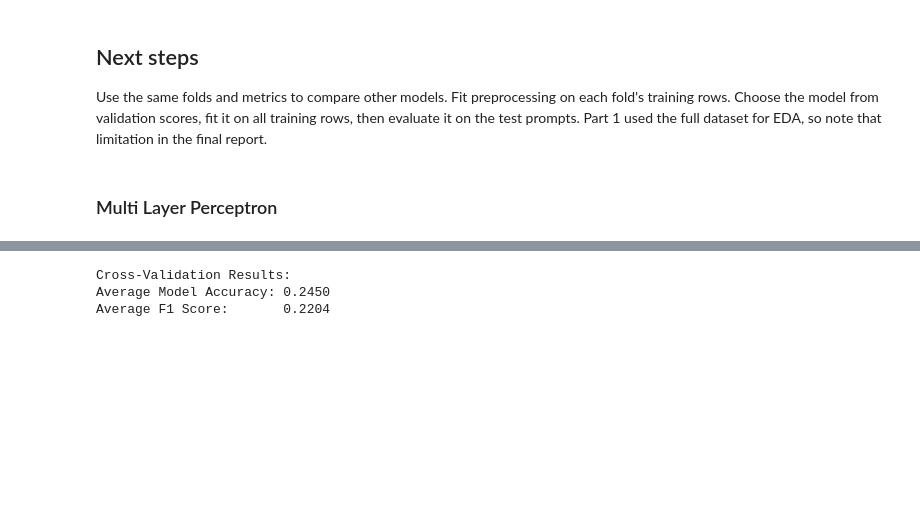
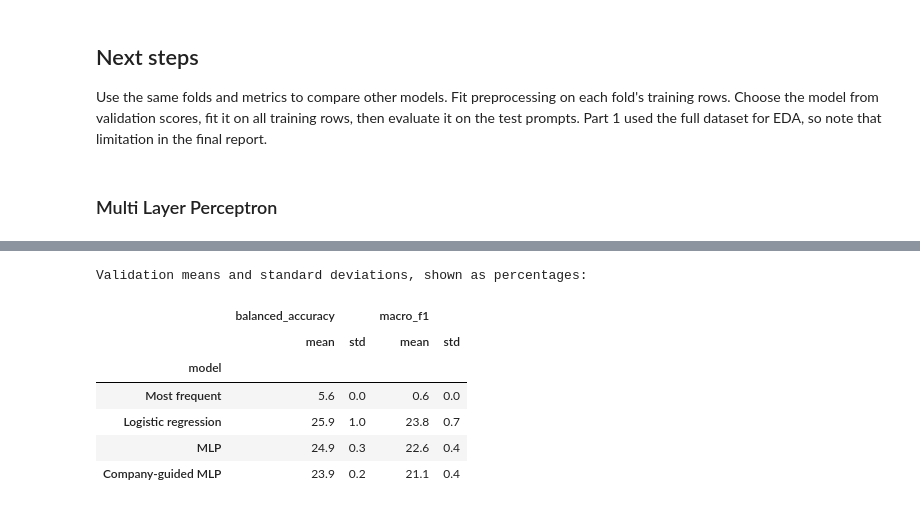
Before and after one commit to FredWltr/NameThatLLM, a Jupyter notebook: NameThatLLM_Part2_Baseline.ipynb, the cells around one changed output, grey strips where cells are left out. Cells and saved outputs as stored; diff of their text form; code cells hidden in the pictures; blank space fills up the shorter version.

```diff
--- a/NameThatLLM_Part2_Baseline.ipynb
+++ b/NameThatLLM_Part2_Baseline.ipynb
@@ -637,10 +650,29 @@ f1 score: 0.21978524132988894
 # %%
-# Neural networks usually thrive when the dataset include a high number of records and features. This might be why the mlp model didn't outperform the Linear Regression model.
-results_df = pd.DataFrame(fold_results)
-print("Cross-Validation Results:")
-print(f"Average Model Accuracy: {results_df['model_accuracy'].mean():.4f}")
-print(f"Average F1 Score:       {results_df['f1_score'].mean():.4f}")
+comparison_results = pd.concat(
+    [
+        results[["model", "fold", "balanced_accuracy", "macro_f1"]],
+        pd.DataFrame(mlp_fold_results).assign(model="MLP"),
+        pd.DataFrame(company_mlp_fold_results).assign(
+            model="Company-guided MLP"
+        )
+    ],
+    ignore_index=True
+)
+
+summary = (
+    comparison_results
+    .groupby("model", sort=False)[["balanced_accuracy", "macro_f1"]]
+    .agg(["mean", "std"])
+)
+
+print("Validation means and standard deviations, shown as percentages:")
+display(summary.mul(100).round(1))
 # %% [output]
-Cross-Validation Results:
-Average Model Accuracy: 0.2450
-Average F1 Score:       0.2204
+Validation means and standard deviations, shown as percentages:
+|  | balanced_accuracy |  | macro_f1 |  |
+|  | mean | std | mean | std |
+| model |  |  |  |  |
+| Most frequent | 5.6 | 0.0 | 0.6 | 0.0 |
+| Logistic regression | 25.9 | 1.0 | 23.8 | 0.7 |
+| MLP | 24.9 | 0.3 | 22.6 | 0.4 |
+| Company-guided MLP | 23.9 | 0.2 | 21.1 | 0.4 |
```
Also changed, not shown: parts of 7 cells of this notebook.
